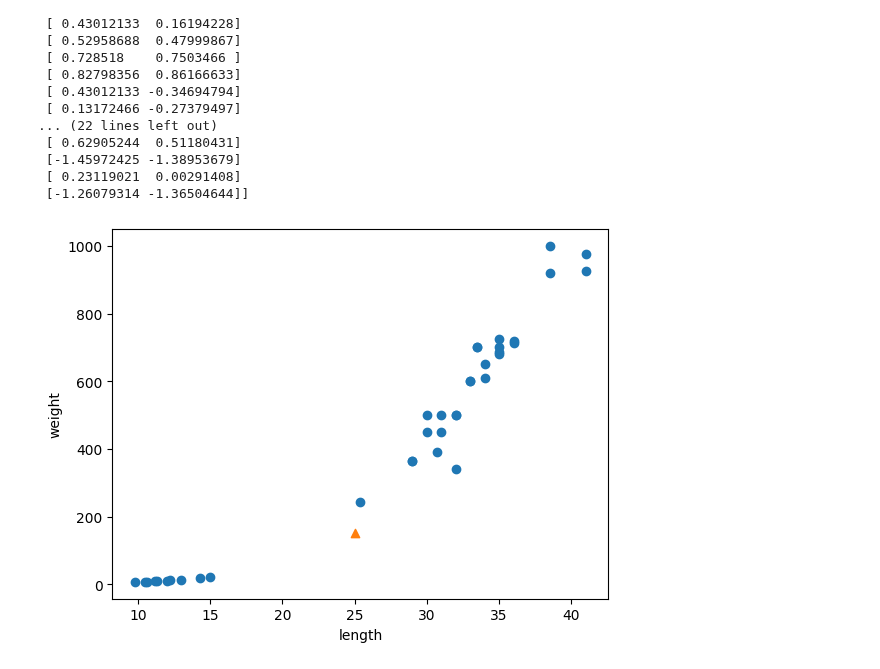
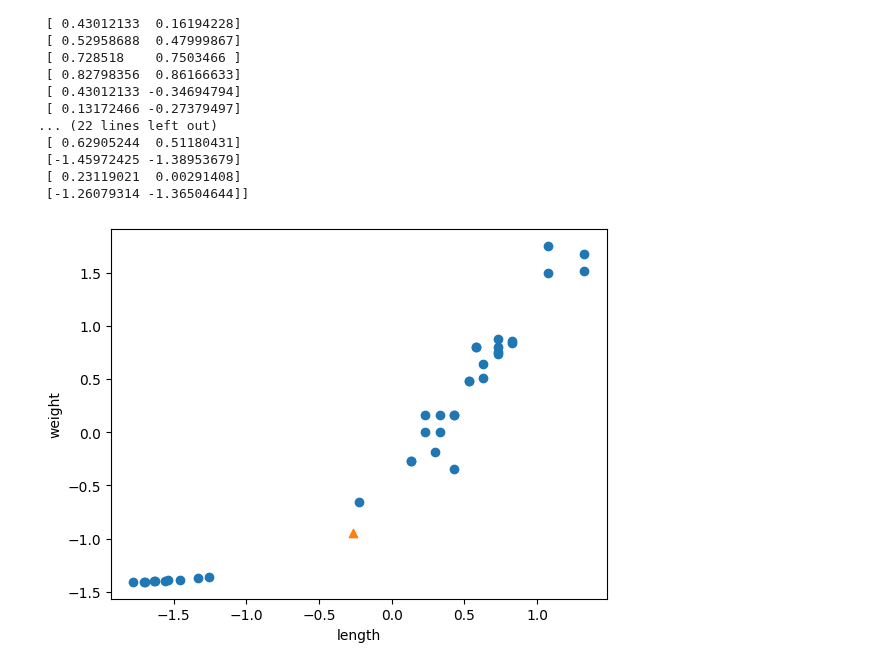
Before and after one commit to Gugo-le/school_record_, a Jupyter notebook: ML/k-nn.ipynb, the cells around one changed output. Cells and saved outputs as stored; diff of their text form; code cells hidden in the pictures.

```diff
--- a/ML/k-nn.ipynb
+++ b/ML/k-nn.ipynb
@@ -168,10 +168,10 @@ print(train_scaled)
 # %%
 new = ([25, 150] - mean) / std
 
 plt.scatter(train_scaled[:,0], train_scaled[:,1])
-plt.scatter(25, 150, marker = '^')
+plt.scatter(new[0], new[1], marker = '^')
 plt.xlabel('length')
 plt.ylabel('weight')
 plt.show()
 # %% [output]
-[figure, old version]
+[figure, new version]
```
Also changed, not shown: parts of 1 cell of this notebook.
